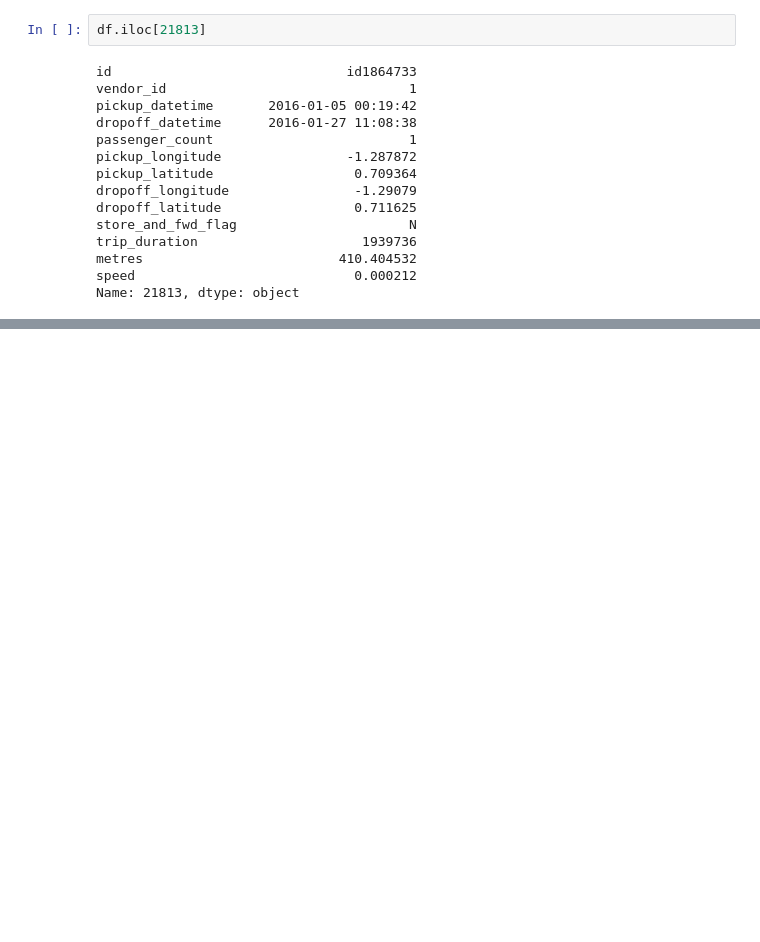
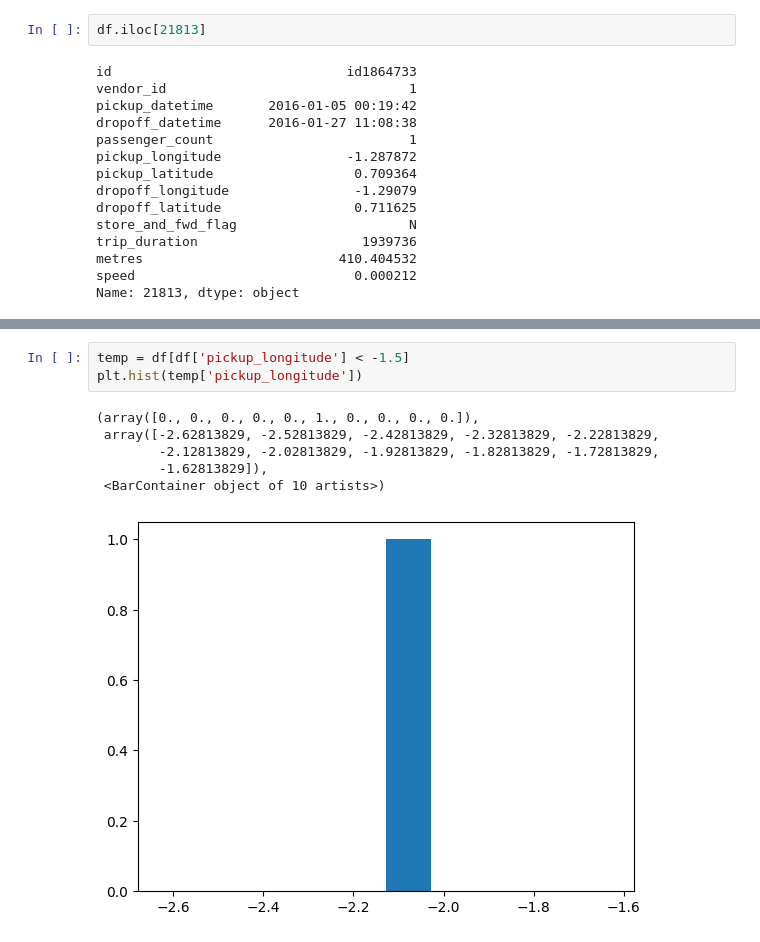
Before and after one commit to JeeEssEm/yandex_big_data, a Jupyter notebook: notebooks/explore_data_analysis.ipynb, the cells around one changed output, grey strips where cells are left out. Drawn from its saved outputs; the diff is of its cells as text; blank space fills up the shorter version.

```diff
--- a/notebooks/explore_data_analysis.ipynb
+++ b/notebooks/explore_data_analysis.ipynb
@@ -153,0 +182,10 @@ Name: 21813, dtype: object
+# %%
+temp = df[df['pickup_longitude'] < -1.5]
+plt.hist(temp['pickup_longitude'])
+# %% [output]
+(array([0., 0., 0., 0., 0., 1., 0., 0., 0., 0.]),
+ array([-2.62813829, -2.52813829, -2.42813829, -2.32813829, -2.22813829,
+        -2.12813829, -2.02813829, -1.92813829, -1.82813829, -1.72813829,
+        -1.62813829]),
+ <BarContainer object of 10 artists>)
+[figure, added]
```
Also changed, not shown: parts of 2 cells of this notebook.
